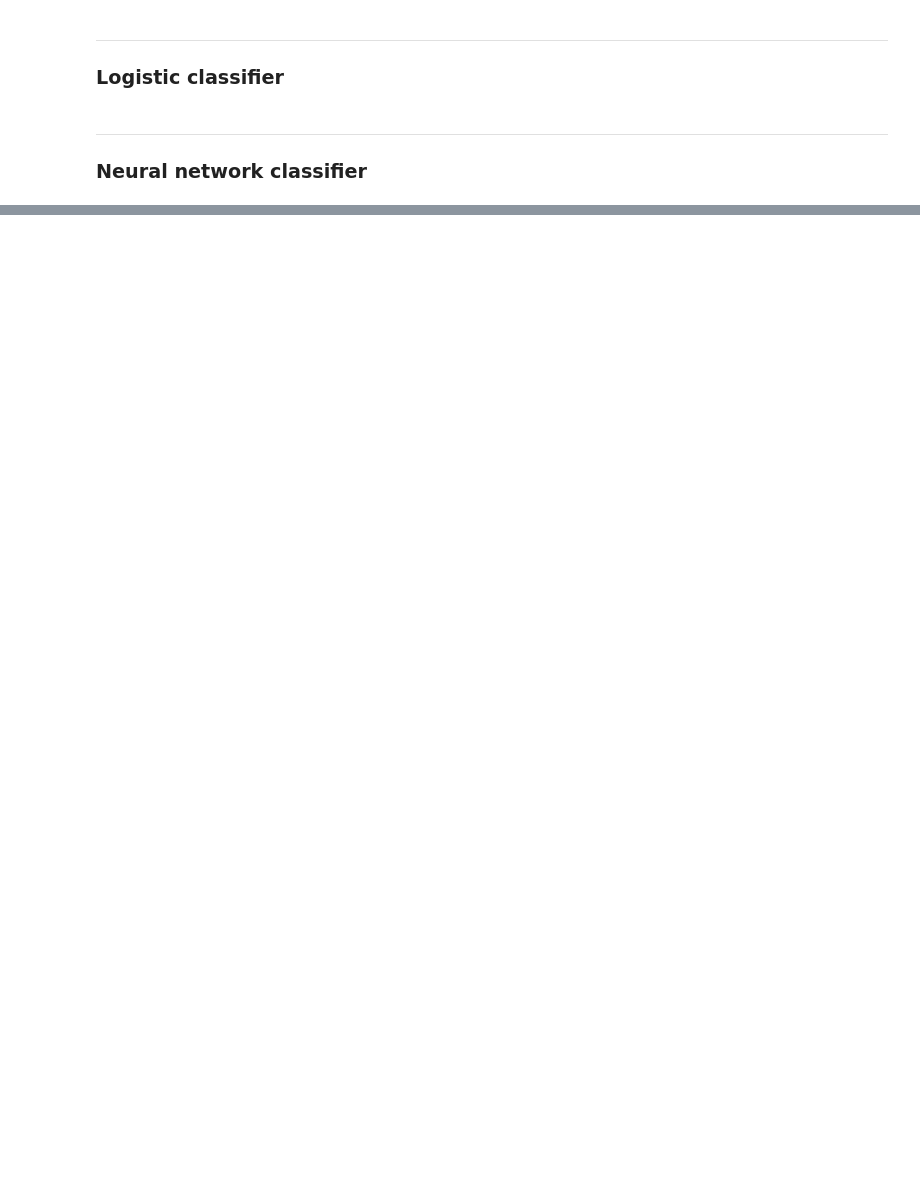
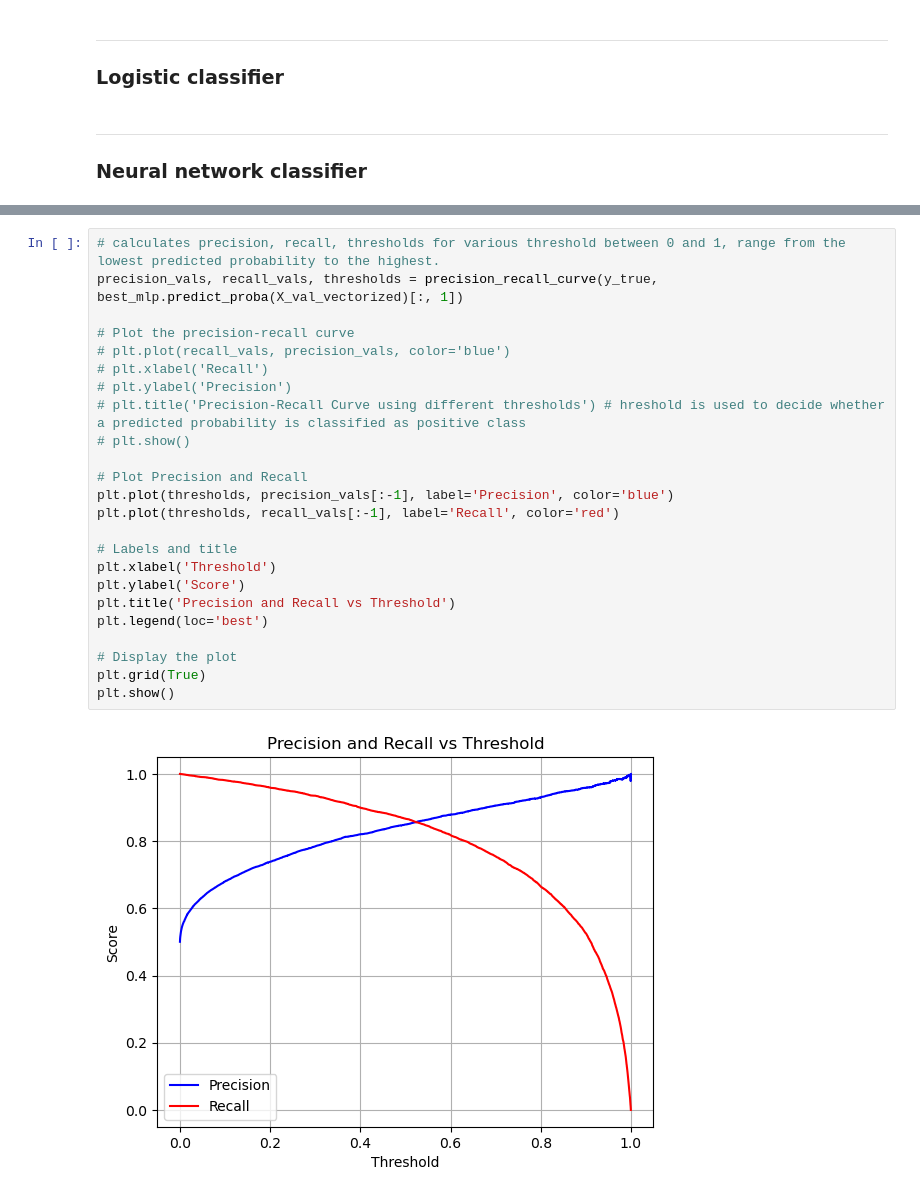
Before and after one commit to MiaNguyen912/cs178-IMDb-movie-reviews-classification--final-project-, a Jupyter notebook: IMDb_Movie_Reviews.ipynb, the cells around one changed output, grey strips where cells are left out. Cells and saved outputs as stored; diff of their text form; blank space fills up the shorter version.

```diff
--- a/IMDb_Movie_Reviews.ipynb
+++ b/IMDb_Movie_Reviews.ipynb
@@ -329,0 +630,26 @@ plt.show()
+# %%
+# calculates precision, recall, thresholds for various threshold between 0 and 1, range from the lowest predicted probability to the highest.
+precision_vals, recall_vals, thresholds = precision_recall_curve(y_true, best_mlp.predict_proba(X_val_vectorized)[:, 1])
+
+# Plot the precision-recall curve
+# plt.plot(recall_vals, precision_vals, color='blue')
+# plt.xlabel('Recall')
+# plt.ylabel('Precision')
+# plt.title('Precision-Recall Curve using different thresholds') # hreshold is used to decide whether a predicted probability is classified as positive class
+# plt.show()
+
+# Plot Precision and Recall
+plt.plot(thresholds, precision_vals[:-1], label='Precision', color='blue')
+plt.plot(thresholds, recall_vals[:-1], label='Recall', color='red')
+
+# Labels and title
+plt.xlabel('Threshold')
+plt.ylabel('Score')
+plt.title('Precision and Recall vs Threshold')
+plt.legend(loc='best')
+
+# Display the plot
+plt.grid(True)
+plt.show()
+# %% [output]
+[figure, added]
```
Also changed, not shown: parts of 25 cells of this notebook, 1 other file.
